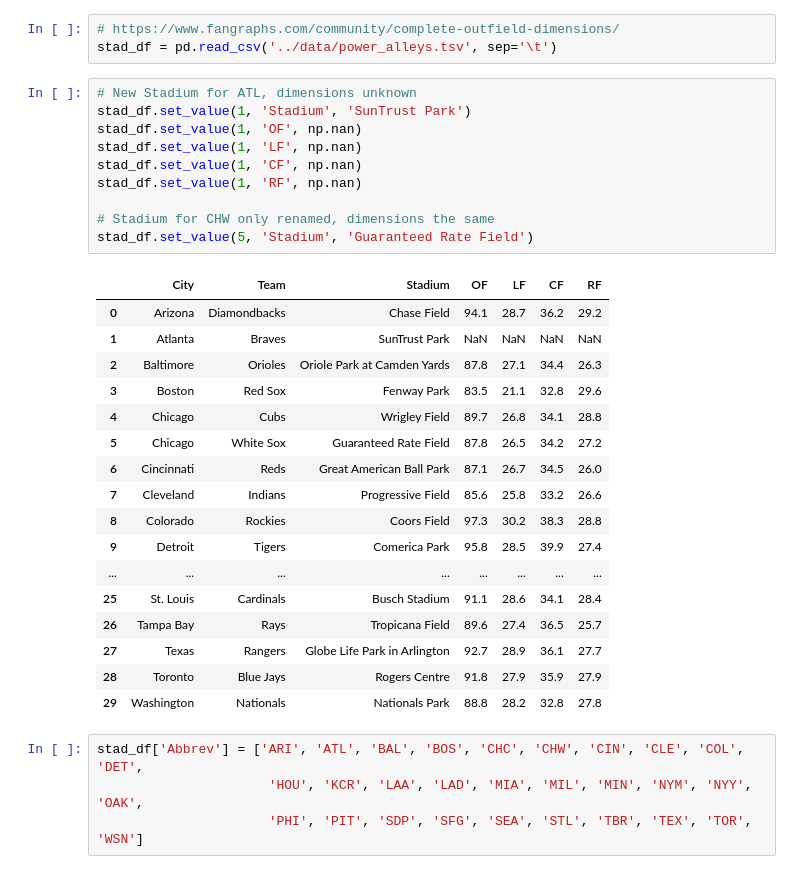
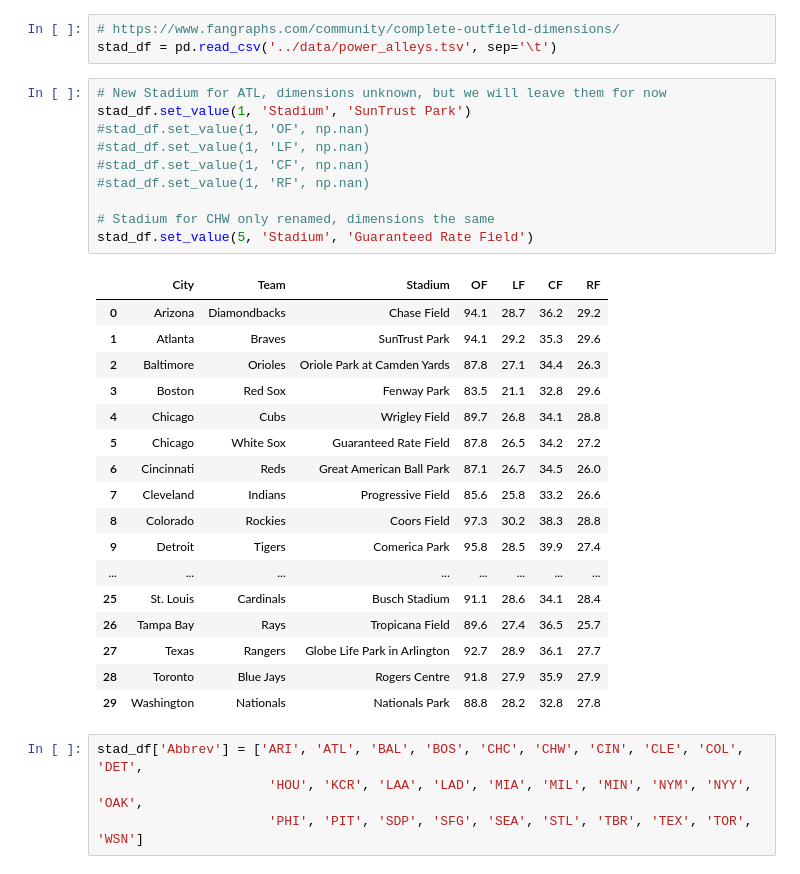
Before and after one commit to Tucker-Allen/MLB_Predictions, a Jupyter notebook: code/code.ipynb, the cells around one changed output. Saved outputs shown, nothing was run; the diff lists cells and outputs as text.

Commit message:
Completed stadium EDA

```diff
--- a/code/code.ipynb
+++ b/code/code.ipynb
@@ -118,19 +118,19 @@ pp.drop('Rk', axis=1, inplace=True)
 # https://www.fangraphs.com/community/complete-outfield-dimensions/
 stad_df = pd.read_csv('../data/power_alleys.tsv', sep='\t')
 # %%
-# New Stadium for ATL, dimensions unknown
+# New Stadium for ATL, dimensions unknown, but we will leave them for now
 stad_df.set_value(1, 'Stadium', 'SunTrust Park')
-stad_df.set_value(1, 'OF', np.nan)
-stad_df.set_value(1, 'LF', np.nan)
-stad_df.set_value(1, 'CF', np.nan)
-stad_df.set_value(1, 'RF', np.nan)
+#stad_df.set_value(1, 'OF', np.nan)
+#stad_df.set_value(1, 'LF', np.nan)
+#stad_df.set_value(1, 'CF', np.nan)
+#stad_df.set_value(1, 'RF', np.nan)
 
 # Stadium for CHW only renamed, dimensions the same
 stad_df.set_value(5, 'Stadium', 'Guaranteed Rate Field')
 # %% [output]
 |  | City | Team | Stadium | OF | LF | CF | RF |
 | 0 | Arizona | Diamondbacks | Chase Field | 94.1 | 28.7 | 36.2 | 29.2 |
-| 1 | Atlanta | Braves | SunTrust Park | NaN | NaN | NaN | NaN |
+| 1 | Atlanta | Braves | SunTrust Park | 94.1 | 29.2 | 35.3 | 29.6 |
 | 2 | Baltimore | Orioles | Oriole Park at Camden Yards | 87.8 | 27.1 | 34.4 | 26.3 |
 | 3 | Boston | Red Sox | Fenway Park | 83.5 | 21.1 | 32.8 | 29.6 |
 | 4 | Chicago | Cubs | Wrigley Field | 89.7 | 26.8 | 34.1 | 28.8 |
```
Also changed, not shown: parts of 42 cells of this notebook.
